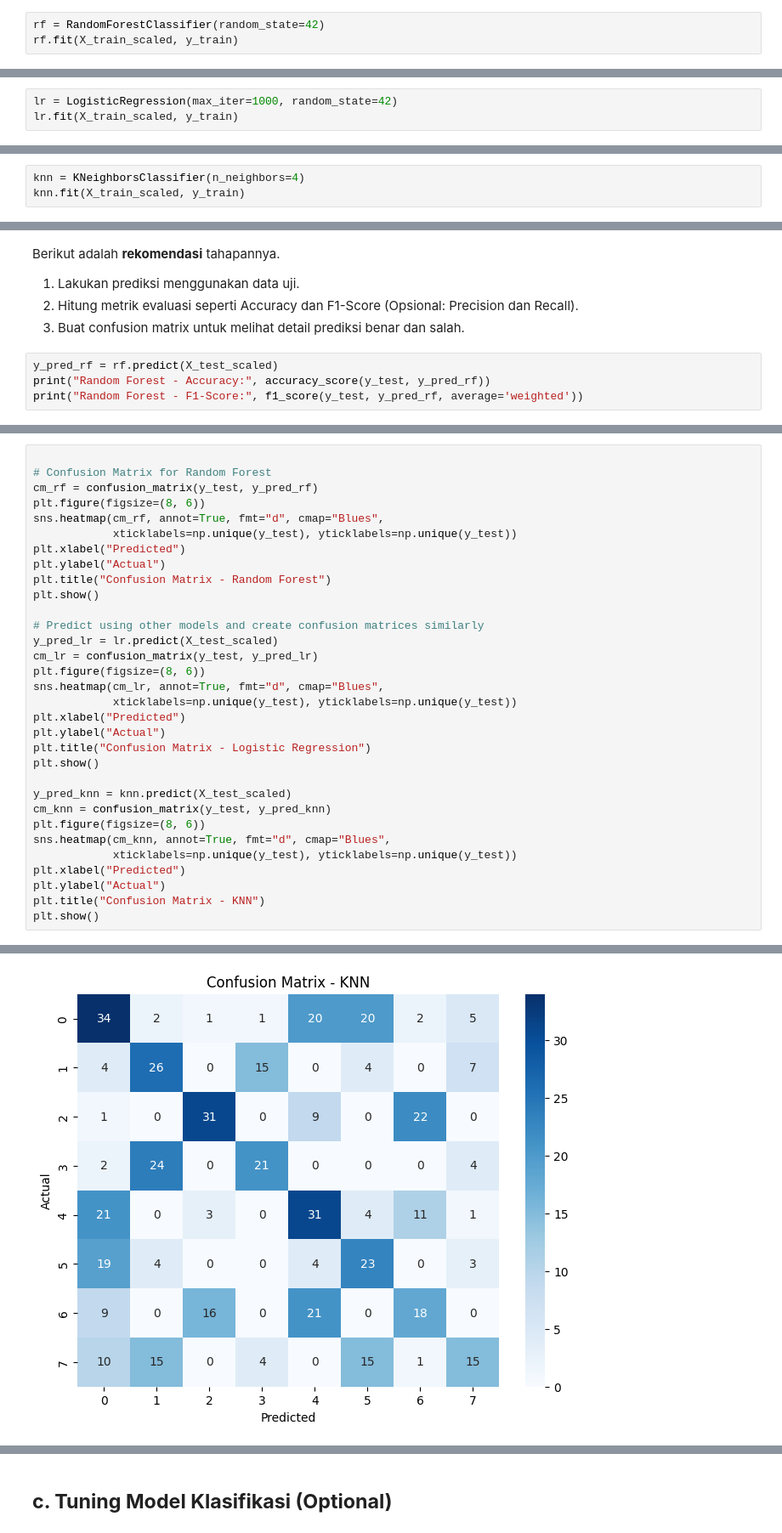
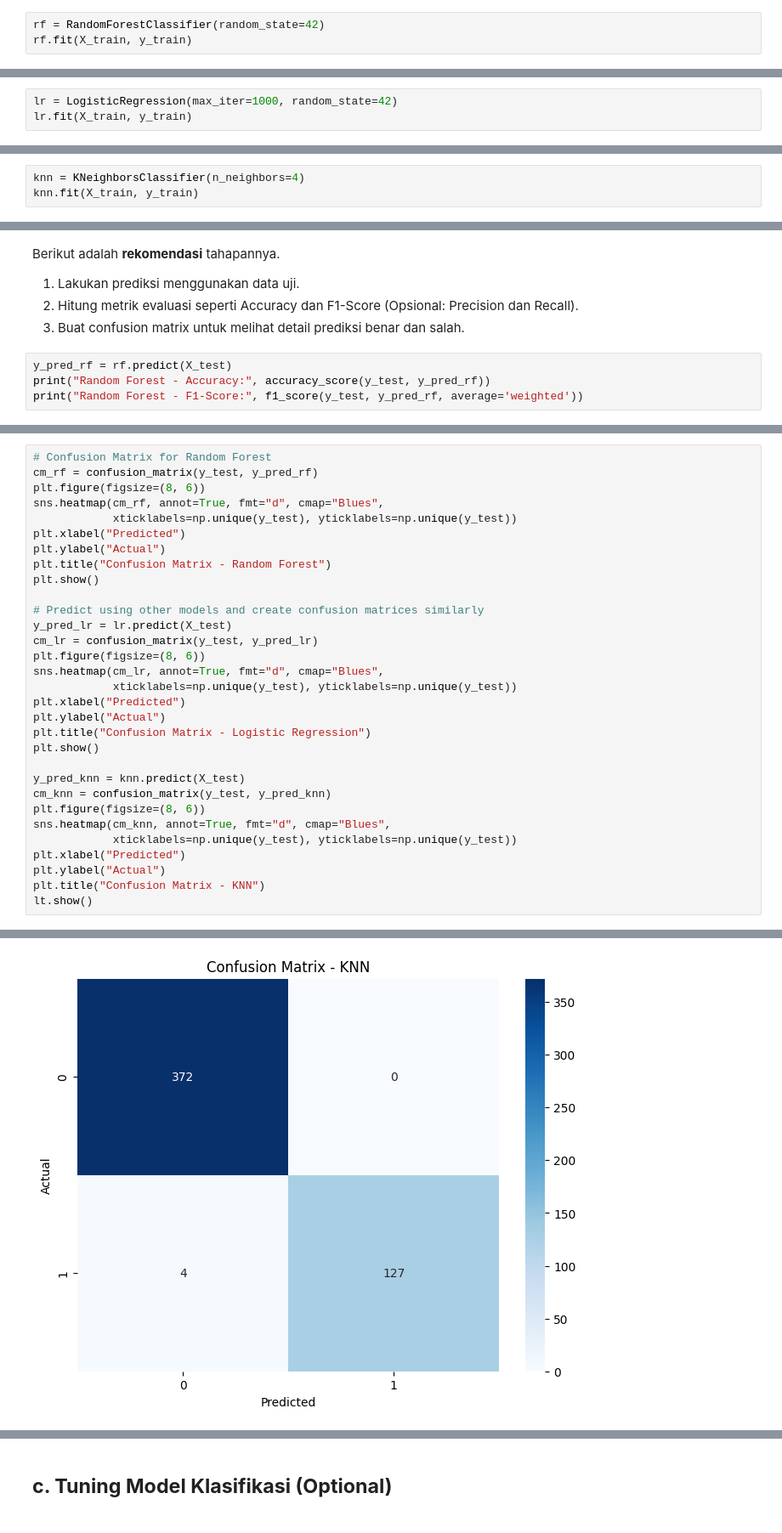
Before and after one commit to FendyDeveloper/Bank-Transaction-Dataset-for-Fraud-Detection, a Jupyter notebook: [Klasifikasi]_Submission_Akhir_BMLP_Fendy_Rahmat.ipynb, the cells around one changed output, grey strips where cells are left out. Shown at 85% size. Drawn from its saved outputs; the diff is of its cells as text.

```diff
--- a/[Klasifikasi]_Submission_Akhir_BMLP_Fendy_Rahmat.ipynb
+++ b/[Klasifikasi]_Submission_Akhir_BMLP_Fendy_Rahmat.ipynb
@@ -141,14 +153,14 @@ Berikut adalah rekomendasi tahapannya.
 2. Latih model menggunakan data latih.
 # %%
 rf = RandomForestClassifier(random_state=42)
-rf.fit(X_train_scaled, y_train)
+rf.fit(X_train, y_train)
 # %% [output]
 RandomForestClassifier(random_state=42)
 # %%
 lr = LogisticRegression(max_iter=1000, random_state=42)
-lr.fit(X_train_scaled, y_train)
+lr.fit(X_train, y_train)
 # %% [output]
 LogisticRegression(max_iter=1000, random_state=42)
 # %%
 knn = KNeighborsClassifier(n_neighbors=4)
-knn.fit(X_train_scaled, y_train)
+knn.fit(X_train, y_train)
@@ -168,7 +182,7 @@ Berikut adalah **rekomendasi** tahapannya.
 2. Hitung metrik evaluasi seperti Accuracy dan F1-Score (Opsional: Precision dan Recall).
 3. Buat confusion matrix untuk melihat detail prediksi benar dan salah.
 # %%
-y_pred_rf = rf.predict(X_test_scaled)
+y_pred_rf = rf.predict(X_test)
 print("Random Forest - Accuracy:", accuracy_score(y_test, y_pred_rf))
 print("Random Forest - F1-Score:", f1_score(y_test, y_pred_rf, average='weighted'))
 # %% [output]
@@ -191,5 +205,4 @@ KNN F1 Score: {knn_f1} 0.39542003880258064
 # %%
-
 # Confusion Matrix for Random Forest
 cm_rf = confusion_matrix(y_test, y_pred_rf)
 plt.figure(figsize=(8, 6))
@@ -201,7 +214,7 @@ plt.title("Confusion Matrix - Random Forest")
 plt.show()
 
 # Predict using other models and create confusion matrices similarly
-y_pred_lr = lr.predict(X_test_scaled)
+y_pred_lr = lr.predict(X_test)
 cm_lr = confusion_matrix(y_test, y_pred_lr)
 plt.figure(figsize=(8, 6))
 sns.heatmap(cm_lr, annot=True, fmt="d", cmap="Blues",
@@ -211,7 +224,7 @@ plt.ylabel("Actual")
 plt.title("Confusion Matrix - Logistic Regression")
 plt.show()
 
-y_pred_knn = knn.predict(X_test_scaled)
+y_pred_knn = knn.predict(X_test)
 cm_knn = confusion_matrix(y_test, y_pred_knn)
 plt.figure(figsize=(8, 6))
 sns.heatmap(cm_knn, annot=True, fmt="d", cmap="Blues",
@@ -219,5 +232,5 @@ sns.heatmap(cm_knn, annot=True, fmt="d", cmap="Blues",
 plt.xlabel("Predicted")
 plt.ylabel("Actual")
 plt.title("Confusion Matrix - KNN")
-plt.show()
+lt.show()
 # %% [output]
@@ -226,3 +239,3 @@ plt.show()
-[figure, old version]
+[figure, new version]
 # %% [markdown]
 Random Forest:
```
Also changed, not shown: parts of 25 cells of this notebook.
